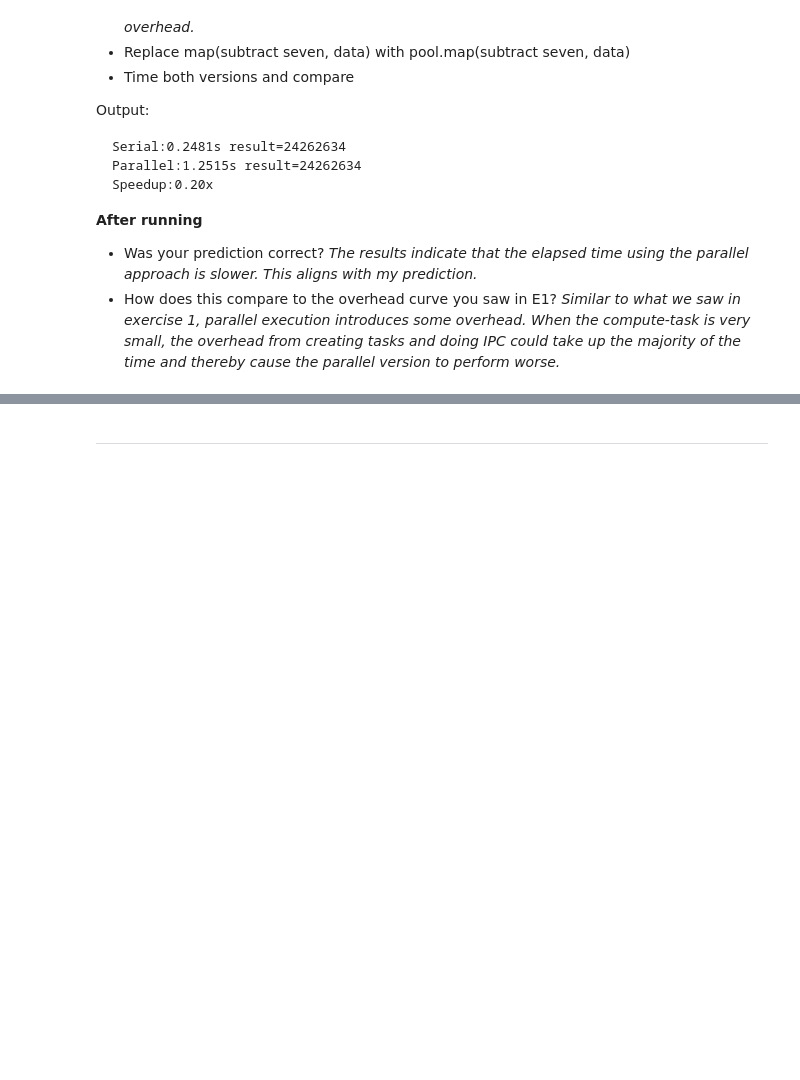
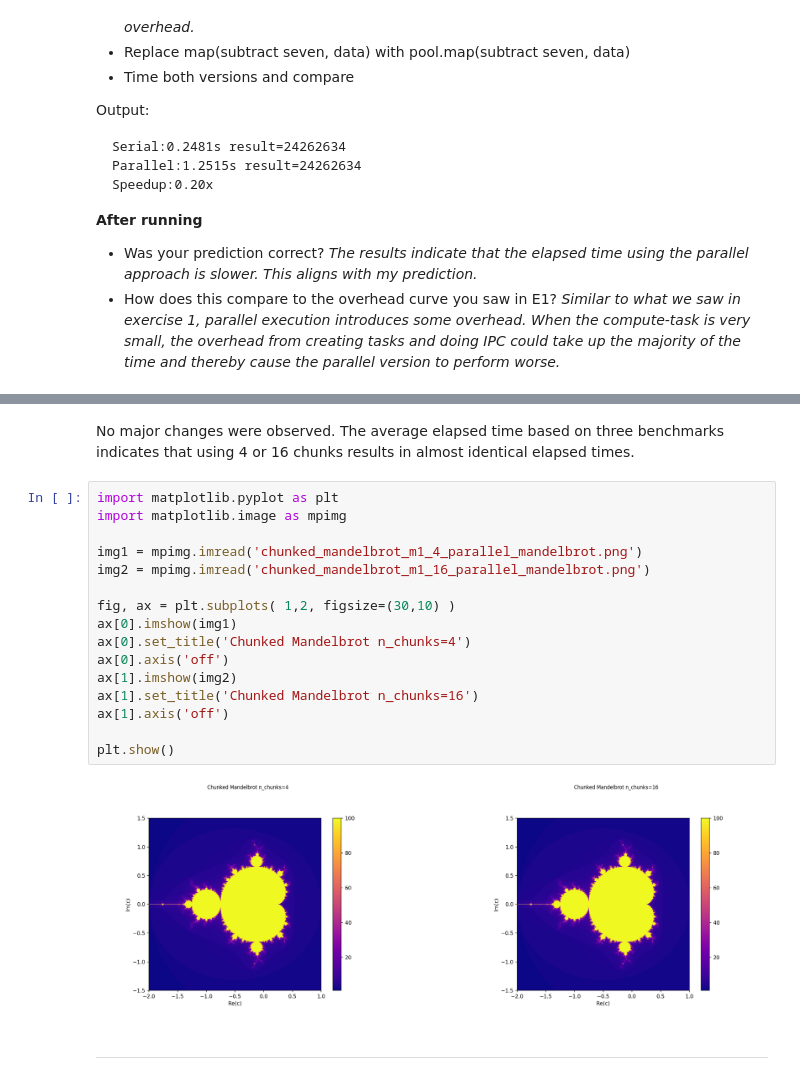
Before and after one commit to NDS8-TCP/nsc-kim, a Jupyter notebook: MP2-KN.ipynb, the cells around one changed output, grey strips where cells are left out. Drawn from its saved outputs; the diff is of its cells as text; blank space fills up the shorter version.

```diff
--- a/MP2-KN.ipynb
+++ b/MP2-KN.ipynb
@@ -779,3 +953,23 @@ Speedup:0.20x
+# %% [markdown]
+No major changes were observed. The average elapsed time based on three benchmarks indicates that using 4 or 16 chunks results in almost identical elapsed times.
+# %%
+import matplotlib.pyplot as plt
+import matplotlib.image as mpimg
+
+img1 = mpimg.imread('chunked_mandelbrot_m1_4_parallel_mandelbrot.png')
+img2 = mpimg.imread('chunked_mandelbrot_m1_16_parallel_mandelbrot.png')
+
+fig, ax = plt.subplots( 1,2, figsize=(30,10) )
+ax[0].imshow(img1)
+ax[0].set_title('Chunked Mandelbrot n_chunks=4')
+ax[0].axis('off')
+ax[1].imshow(img2)
+ax[1].set_title('Chunked Mandelbrot n_chunks=16')
+ax[1].axis('off')
+
+plt.show()
+# %% [output]
+[figure, added]
 # %% [markdown]
 ---
 # %% [markdown]
```
Also changed, not shown: parts of 10 cells of this notebook.
